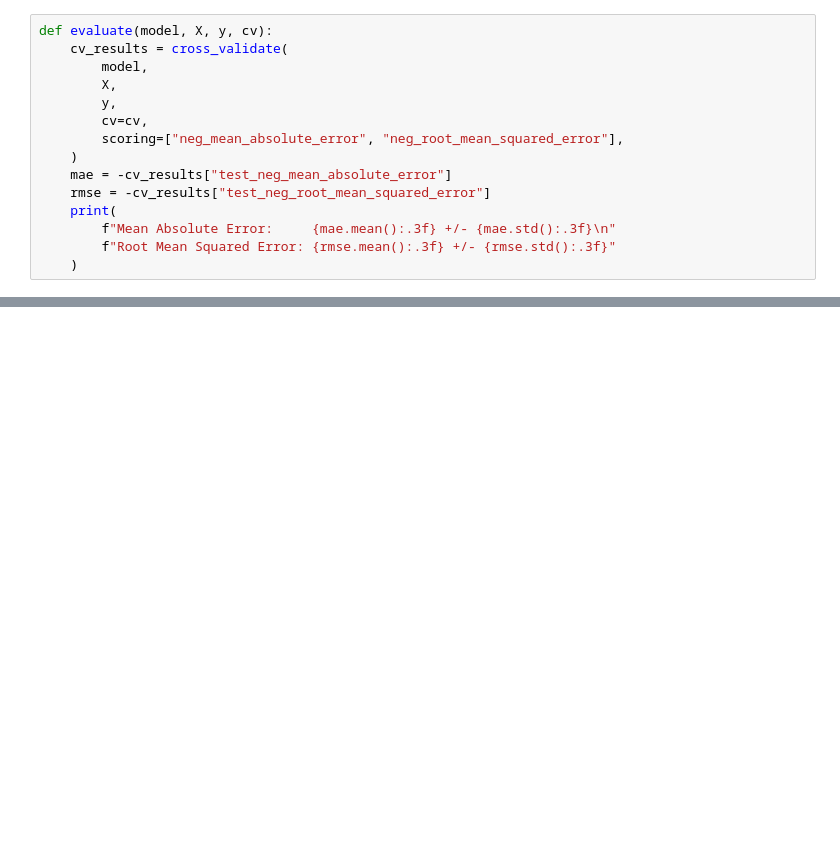
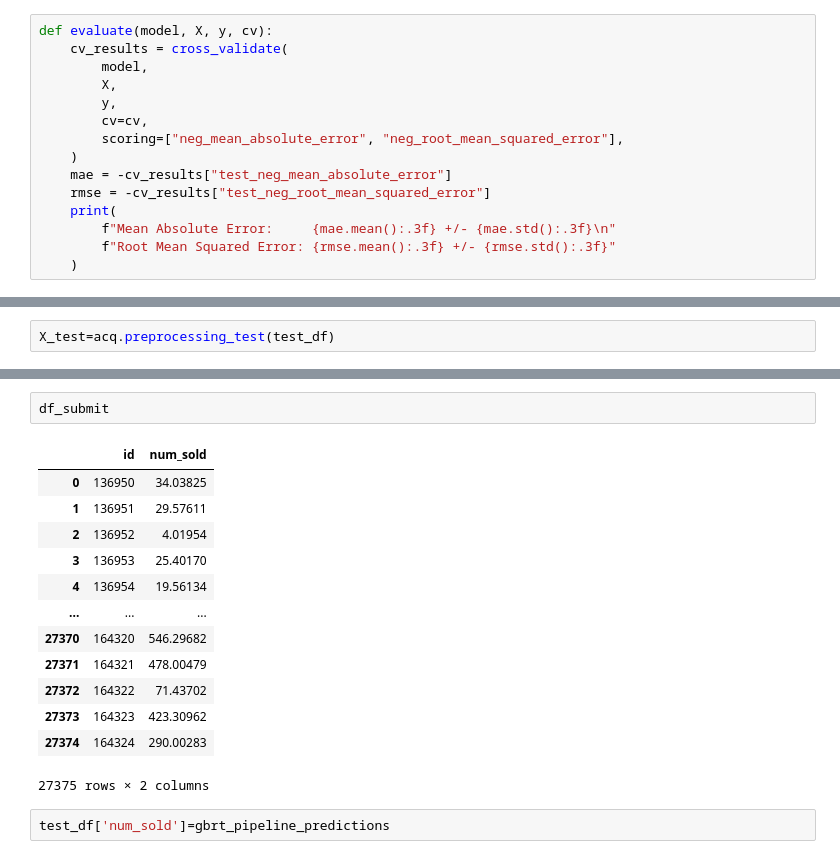
Before and after one commit to averma111/Kaggle_Competition, a Jupyter notebook: timeseries-split.ipynb, the cells around one changed output, grey strips where cells are left out. Drawn from its saved outputs; the diff is of its cells as text; blank space fills up the shorter version.

```diff
--- a/timeseries-split.ipynb
+++ b/timeseries-split.ipynb
@@ -259,0 +229,2 @@ _ = ax.legend()
+# %%
+X_test=acq.preprocessing_test(test_df)
@@ -259,0 +249,18 @@ _ = ax.legend()
+# %%
+df_submit
+# %% [output]
+|  | id | num_sold |
+| 0 | 136950 | 34.03825 |
+| 1 | 136951 | 29.57611 |
+| 2 | 136952 | 4.01954 |
+| 3 | 136953 | 25.40170 |
+| 4 | 136954 | 19.56134 |
+| ... | ... | ... |
+| 27370 | 164320 | 546.29682 |
+| 27371 | 164321 | 478.00479 |
+| 27372 | 164322 | 71.43702 |
+| 27373 | 164323 | 423.30962 |
+| 27374 | 164324 | 290.00283 |
+27375 rows × 2 columns
+# %%
+test_df['num_sold']=gbrt_pipeline_predictions
```
Also changed, not shown: parts of 10 cells of this notebook.
